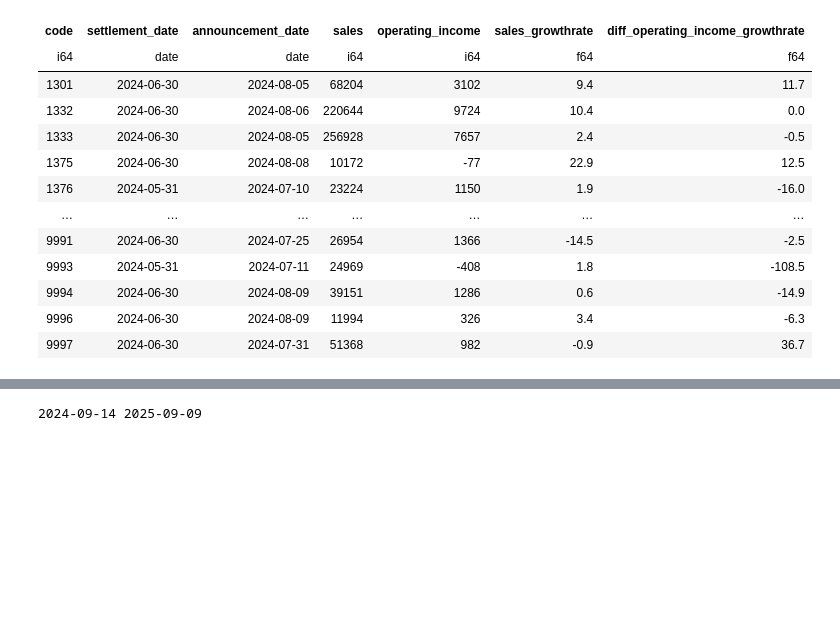
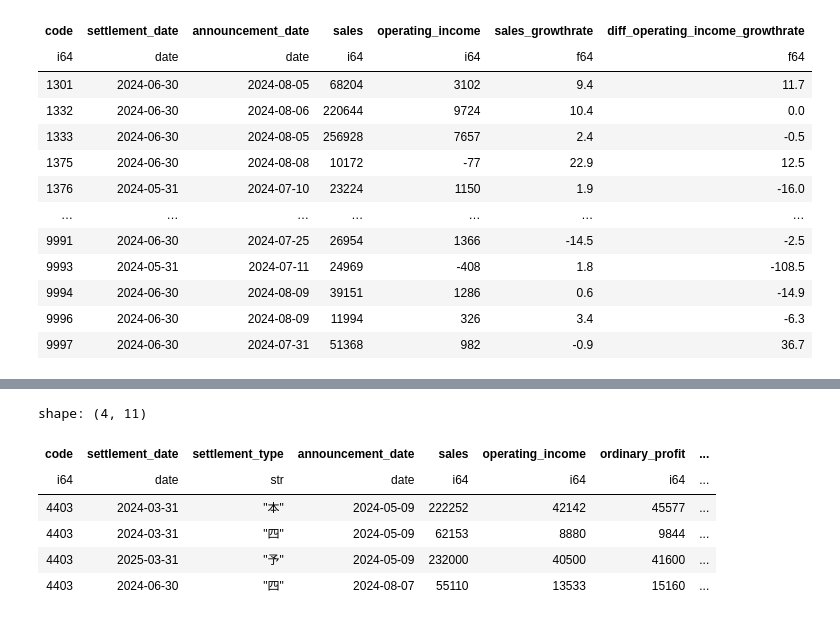
Before and after one commit to ogs-digilfe/wequant, a Jupyter notebook: notebooks/analysis/kessan_ranking2.ipynb, the cells around one changed output, grey strips where cells are left out. Saved outputs shown, nothing was run; the diff lists cells and outputs as text; code cells hidden in the pictures; blank space fills up the shorter version.

```diff
--- a/notebooks/analysis/kessan_ranking2.ipynb
+++ b/notebooks/analysis/kessan_ranking2.ipynb
@@ -268,4 +276,14 @@ PFIG.fig.show()
 # %%
-print(start_date, end_date)
+fp = DATA_DIR/"kessan.parquet"
+df = read_data(fp)
+KPL = KessanPl(df)
+
+KPL.df.filter(pl.col("code")==code).filter(pl.col("announcement_date")>=start_date).filter(pl.col("announcement_date")<=end_date)
 # %% [output]
-2024-09-14 2025-09-09
+shape: (4, 11)
+| code | settlement_date | settlement_type | announcement_date | sales | operating_income | ordinary_profit | ... |
+| i64 | date | str | date | i64 | i64 | i64 | ... |
+| 4403 | 2024-03-31 | "本" | 2024-05-09 | 222252 | 42142 | 45577 | ... |
+| 4403 | 2024-03-31 | "四" | 2024-05-09 | 62153 | 8880 | 9844 | ... |
+| 4403 | 2025-03-31 | "予" | 2024-05-09 | 232000 | 40500 | 41600 | ... |
+| 4403 | 2024-06-30 | "四" | 2024-08-07 | 55110 | 13533 | 15160 | ... |
```
Also changed, not shown: parts of 9 cells of this notebook, 5 other files.
